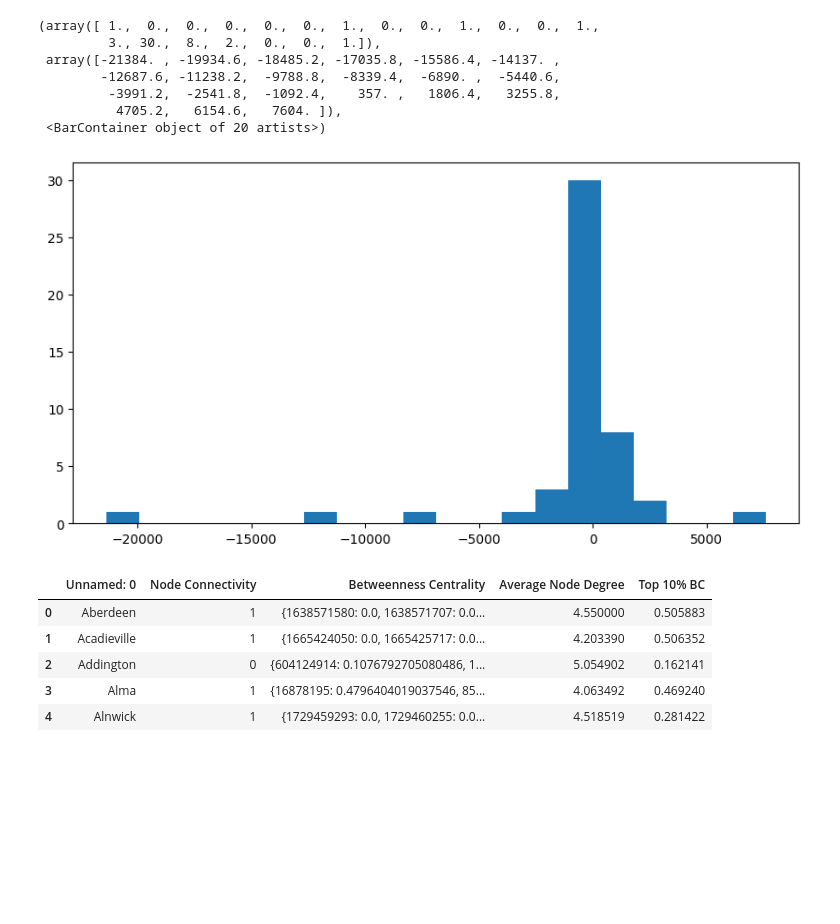
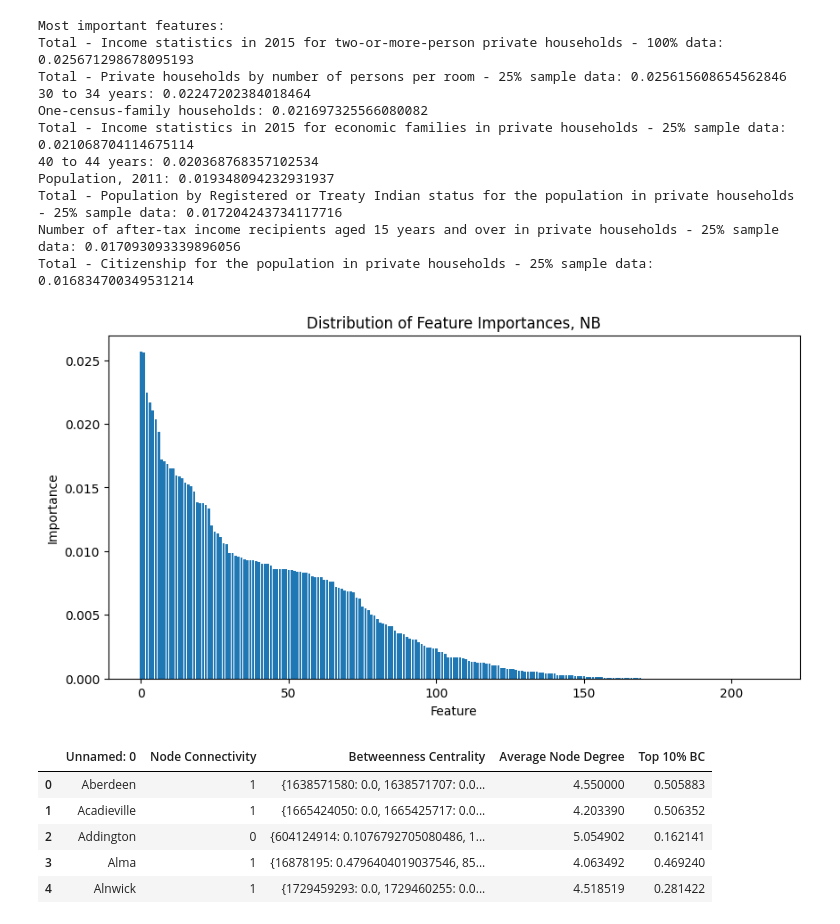
Before and after one commit to danesheppard/CommunityGrowthPrediction, a Jupyter notebook: growthPredictionNB.ipynb, the cells around one changed output. Drawn from its saved outputs; the diff is of its cells as text; code cells hidden in the pictures; blank space fills up the shorter version.

Commit message:
Feature importance and unified datasets analyzed

```diff
--- a/growthPredictionNB.ipynb
+++ b/growthPredictionNB.ipynb
@@ -222,19 +198,29 @@ print(importances[indices])
  0.00000000e+00]
-# %%
-# Let's also look at the change in population for each community, and plot that
-trimmed2016['Population Change'] = yVal - trimmed2016['Population, 2016']
-
-# We'll plot this as a histogram
-plt.figure(figsize=(10, 5))
-plt.hist(trimmed2016['Population Change'], bins=20)
-# %% [output]
-(array([ 1.,  0.,  0.,  0.,  0.,  0.,  1.,  0.,  0.,  1.,  0.,  0.,  1.,
-         3., 30.,  8.,  2.,  0.,  0.,  1.]),
- array([-21384. , -19934.6, -18485.2, -17035.8, -15586.4, -14137. ,
-        -12687.6, -11238.2,  -9788.8,  -8339.4,  -6890. ,  -5440.6,
-         -3991.2,  -2541.8,  -1092.4,    357. ,   1806.4,   3255.8,
-          4705.2,   6154.6,   7604. ]),
- <BarContainer object of 20 artists>)
-[figure, removed]
+# %%
+# Nothing stands out as any obvious high-importance outliers, but let's plot the importances
+plt.figure(figsize=(10, 5))
+plt.bar(range(X.shape[1]), importances[indices])
+plt.title(f'Distribution of Feature Importances, {dataSetName}')
+plt.ylabel('Importance')
+plt.xlabel('Feature')
+plt.savefig(f'./figures/feature_importances_{dataSetName}.png')
+
+# Let's have a look at the 10 most important features
+print('Most important features:')
+for i in range(10):
+    print(f'{features[indices[i]]}: {importances[indices[i]]}')
+# %% [output]
+Most important features:
+Total - Income statistics in 2015 for two-or-more-person private households - 100% data: 0.025671298678095193
+Total - Private households by number of persons per room - 25% sample data: 0.025615608654562846
+30 to 34 years: 0.02247202384018464
+One-census-family households: 0.021697325566080082
+Total - Income statistics in 2015 for economic families in private households - 25% sample data: 0.021068704114675114
+40 to 44 years: 0.020368768357102534
+Population, 2011: 0.019348094232931937
+Total - Population by Registered or Treaty Indian status for the population in private households - 25% sample data: 0.017204243734117716
+Number of after-tax income recipients aged 15 years and over in private households - 25% sample data: 0.017093093339896056
+Total - Citizenship for the population in private households - 25% sample data: 0.016834700349531214
+[figure, added]
 # %%
 # Let's train our model using the road network data and the 2021 population targets
```
Also changed, not shown: parts of 29 cells of this notebook, 7 other files.
